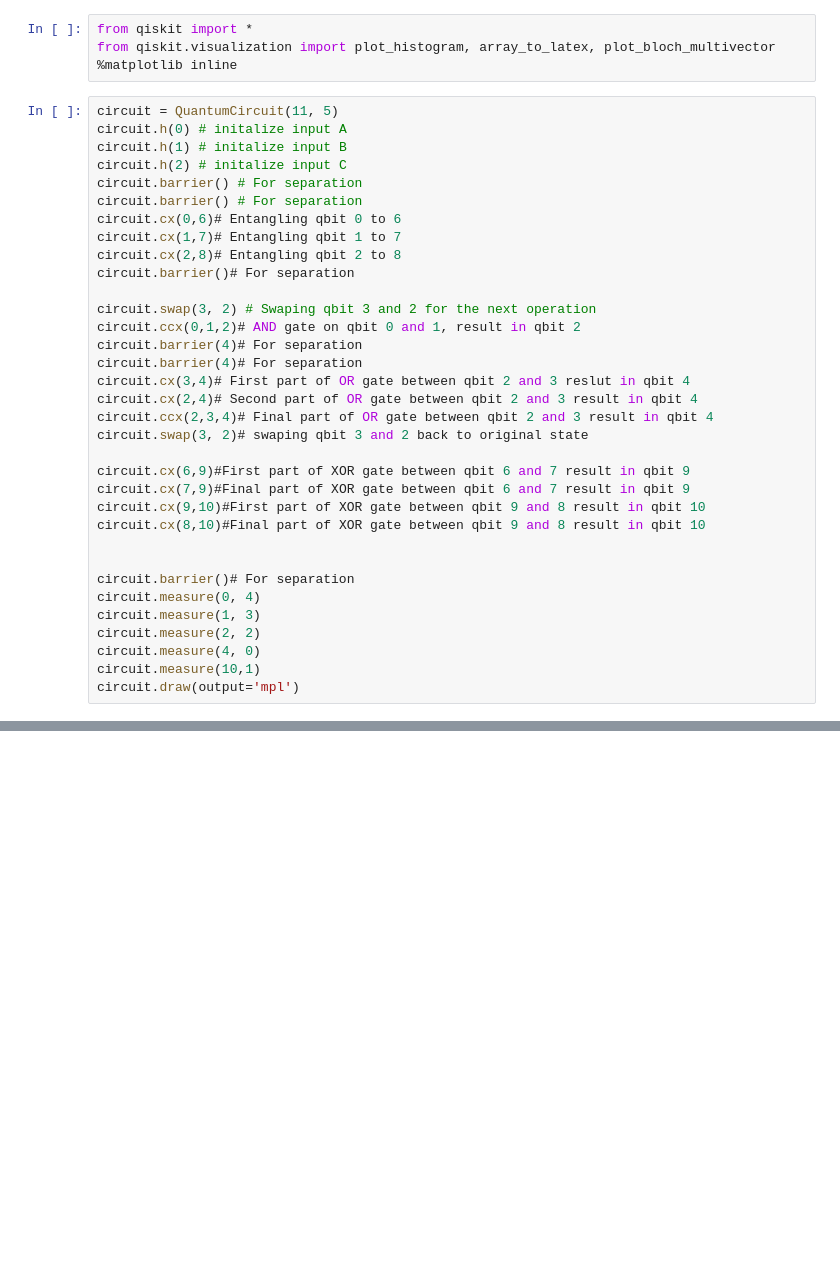
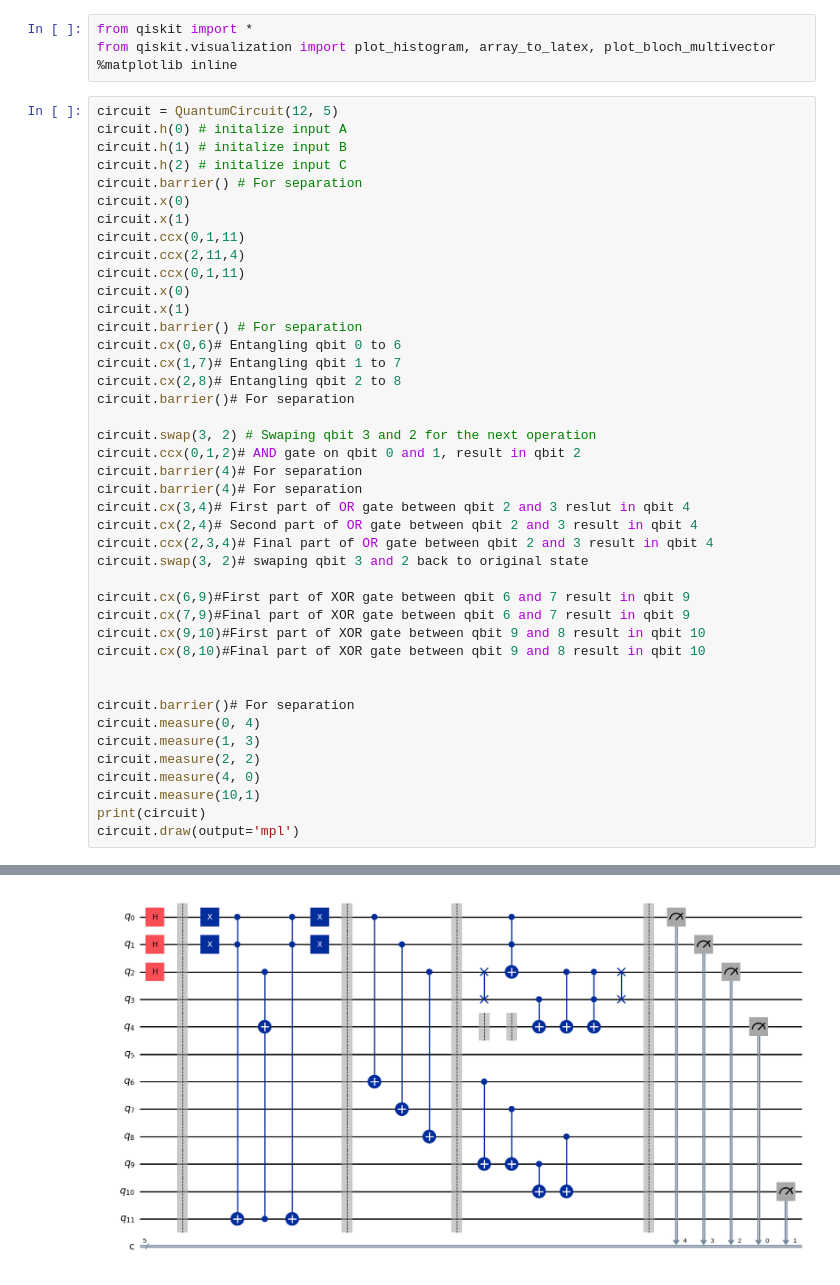
Before and after one commit to ArhamAkhtarAlam/quantum-computing-fundamentals-2833097-copy, a Jupyter notebook: QI/FULL ADDER.ipynb, the cells around one changed output, grey strips where cells are left out. Cells and saved outputs as stored; diff of their text form; blank space fills up the shorter version.

```diff
--- a/QI/FULL ADDER.ipynb
+++ b/QI/FULL ADDER.ipynb
@@ -3,11 +3,18 @@ from qiskit import *
 from qiskit.visualization import plot_histogram, array_to_latex, plot_bloch_multivector
 %matplotlib inline
 # %%
-circuit = QuantumCircuit(11, 5)
+circuit = QuantumCircuit(12, 5)
 circuit.h(0) # initalize input A
 circuit.h(1) # initalize input B
 circuit.h(2) # initalize input C
 circuit.barrier() # For separation
+circuit.x(0)
+circuit.x(1)
+circuit.ccx(0,1,11)
+circuit.ccx(2,11,4)
+circuit.ccx(0,1,11)
+circuit.x(0)
+circuit.x(1)
 circuit.barrier() # For separation
 circuit.cx(0,6)# Entangling qbit 0 to 6
 circuit.cx(1,7)# Entangling qbit 1 to 7
@@ -35,4 +42,6 @@ circuit.measure(1, 3)
 circuit.measure(2, 2)
 circuit.measure(4, 0)
 circuit.measure(10,1)
+print(circuit)
 circuit.draw(output='mpl')
+# %% [output]
@@ -38,0 +65 @@ circuit.draw(output='mpl')
+[figure, added]
```
Also changed, not shown: parts of 2 cells of this notebook.
